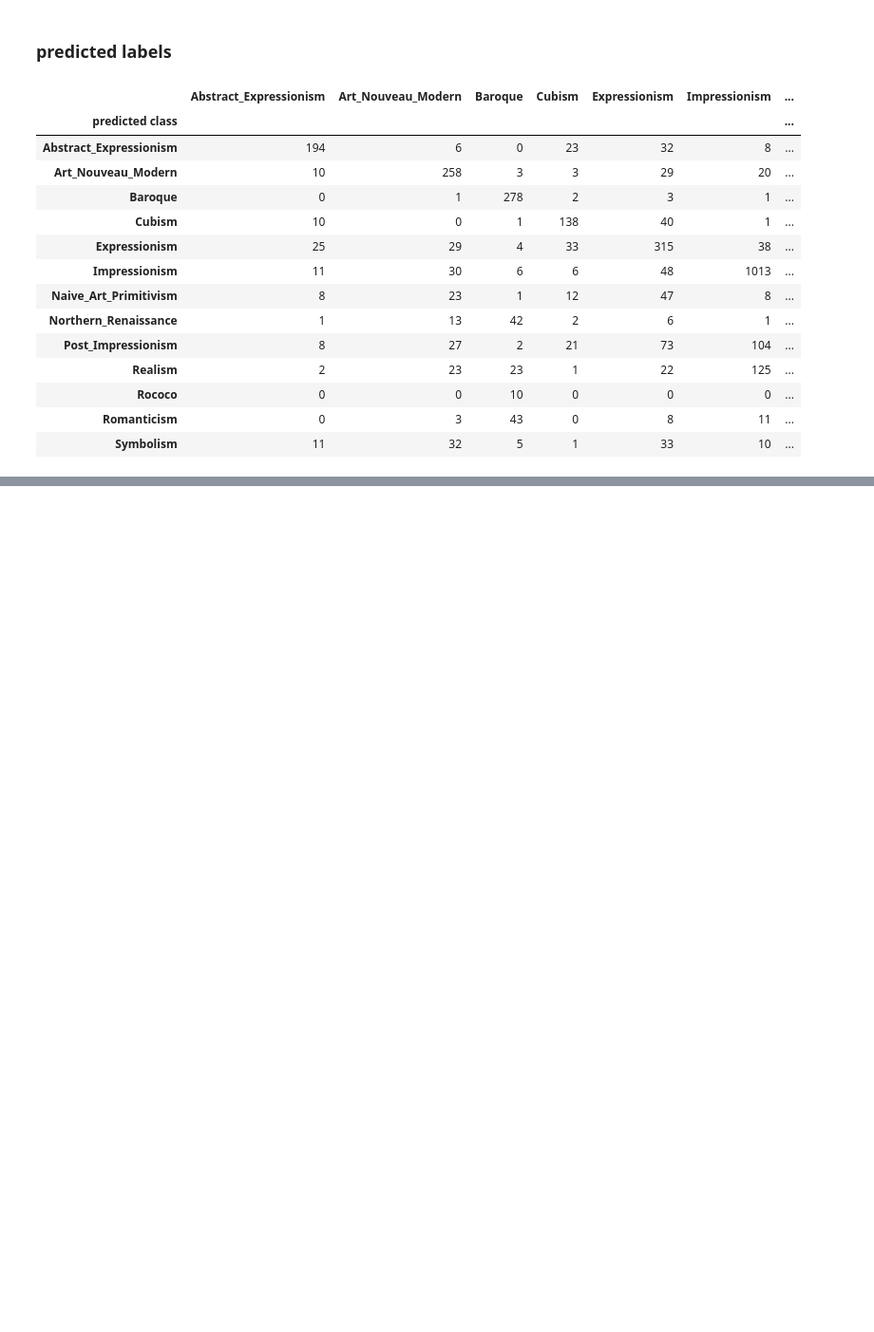
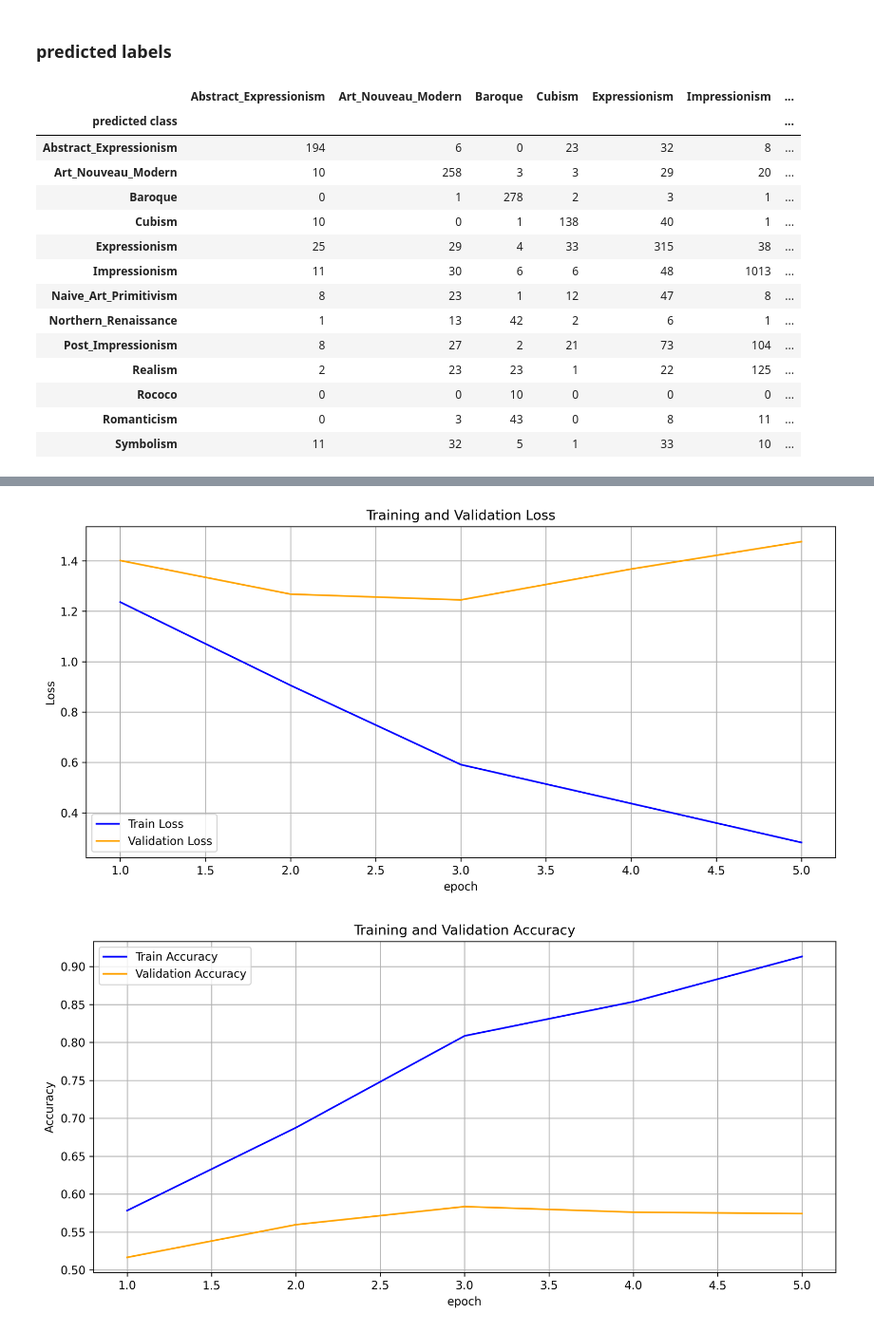
Before and after one commit to JihoonChung/AI_Art_Curation_System, a Jupyter notebook: outputs/ResNet_Style/submit/StyleCNN_wikiART224_submission_with_train_curve.ipynb, the cells around one changed output, grey strips where cells are left out. Shown at 95% size. Drawn from its saved outputs; the diff is of its cells as text; code cells hidden in the pictures; blank space fills up the shorter version.

Commit message:
train curve added

```diff
--- a/outputs/ResNet_Style/submit/StyleCNN_wikiART224_submission.ipynb
+++ b/outputs/ResNet_Style/submit/StyleCNN_wikiART224_submission_with_train_curve.ipynb
@@ -878,3 +878,6 @@ predicted
 | Rococo | 0 | 0 | 10 | 0 | 0 | 0 | ... |
 | Romanticism | 0 | 3 | 43 | 0 | 8 | 11 | ... |
 | Symbolism | 11 | 32 | 5 | 1 | 33 | 10 | ... |
+# %%
+curve = pd.read_csv(f'/content/drive/MyDrive/UofT/MIE1517/project/fine_tune/resnet50_wo_l2_results.csv')
+curve
@@ -880,0 +891,31 @@ predicted
+# %%
+def plot_curves(train_losses, valid_losses, train_accuracies, valid_accuracies):
+    epochs = range(1, len(train_losses) + 1)
+    # Plot Loss Curve
+    plt.figure(figsize=(10, 5), dpi=300)
+    plt.plot(epochs, train_losses, label='Train Loss', color='blue')
+    plt.plot(epochs, valid_losses, label='Validation Loss', color='orange')
+    plt.xlabel('epoch')
+    plt.ylabel('Loss')
+    plt.title('Training and Validation Loss')
+    plt.legend()
+    plt.grid(True)
+    plt.tight_layout()
+    plt.show()
+
+    # Plot Accuracy Curve
+    plt.figure(figsize=(10, 5), dpi=300)
+    plt.plot(epochs, train_accuracies, label='Train Accuracy', color='blue')
+    plt.plot(epochs, valid_accuracies, label='Validation Accuracy', color='orange')
+    plt.xlabel('epoch')
+    plt.ylabel('Accuracy')
+    plt.title('Training and Validation Accuracy')
+    plt.legend()
+    plt.grid(True)
+    plt.tight_layout()
+    plt.show()
+# %%
+plot_curves(curve['train loss'], curve['valid loss'], curve['train accuracy'], curve['valid accuracy'])
+# %% [output]
+[figure, added]
+[figure, added]
```
Also changed, not shown: parts of 1 cell of this notebook.
